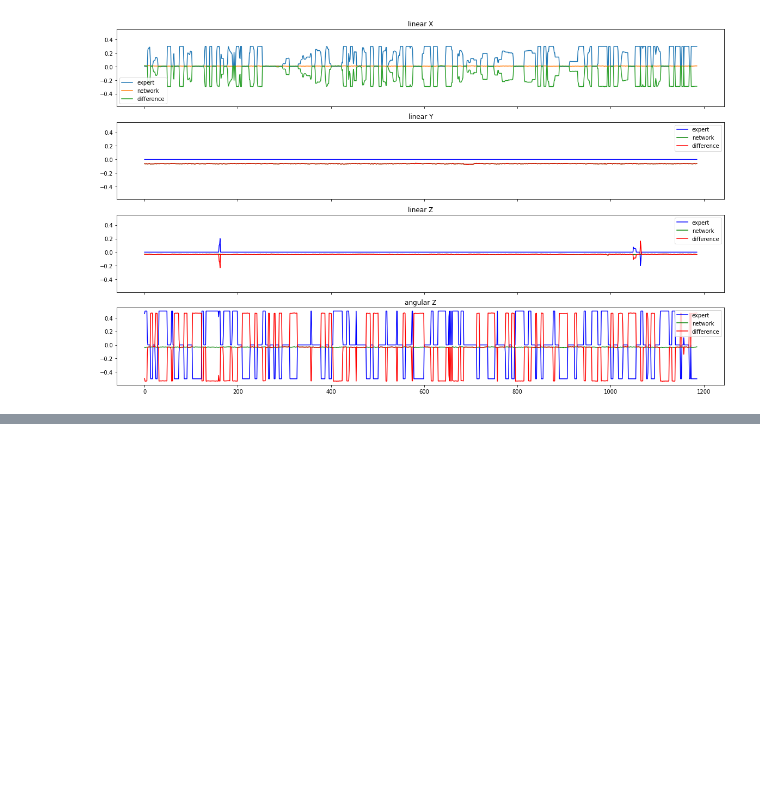
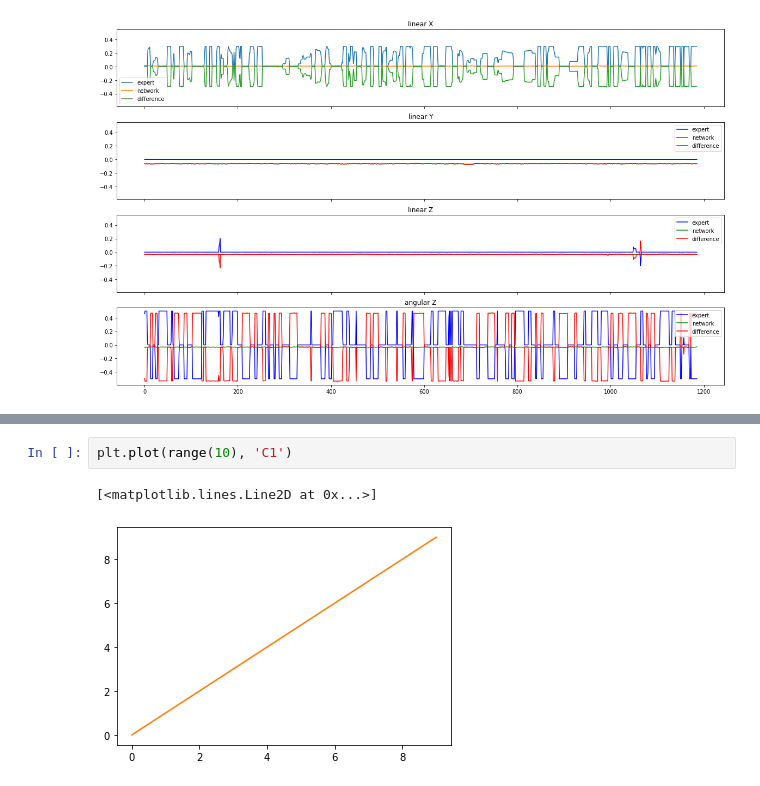
Before and after one commit to kkelchte/imitation-learning-codebase, a Jupyter notebook: notebooks/Offline_model_evaluation.ipynb, the cells around one changed output, grey strips where cells are left out. Saved outputs shown, nothing was run; the diff lists cells and outputs as text; blank space fills up the shorter version.

```diff
--- a/notebooks/Offline_model_evaluation.ipynb
+++ b/notebooks/Offline_model_evaluation.ipynb
@@ -80,0 +160,5 @@ np.stack(dataset.actions).shape
+# %%
+plt.plot(range(10), 'C1')
+# %% [output]
+[<matplotlib.lines.Line2D at 0x...>]
+[figure, added]
```
Also changed, not shown: parts of 4 cells of this notebook, 2 other files.
